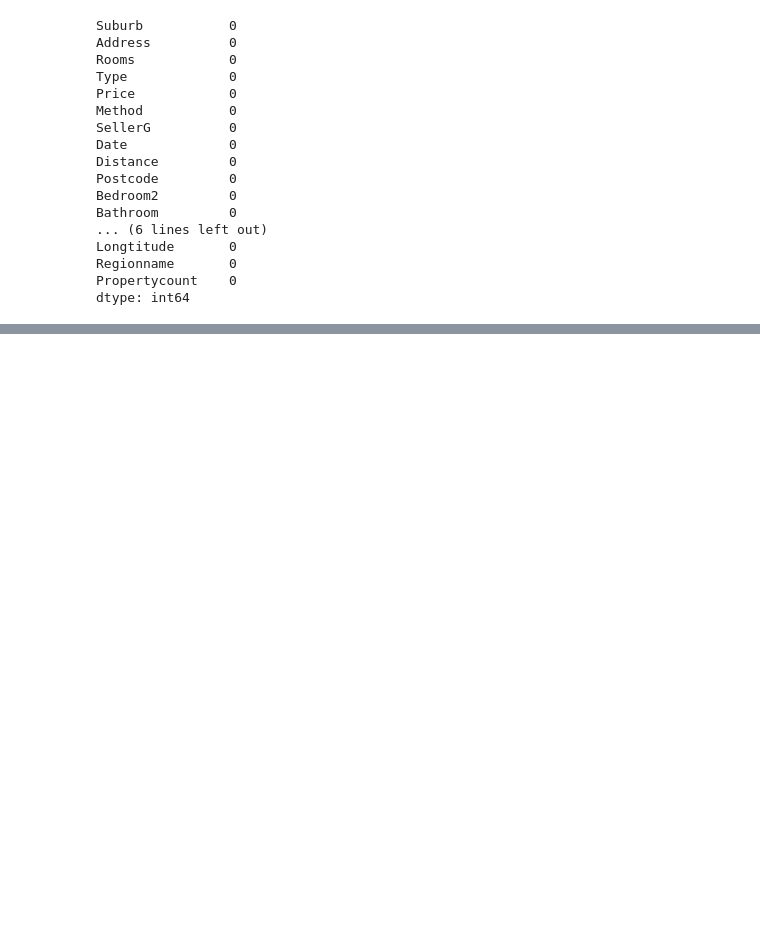
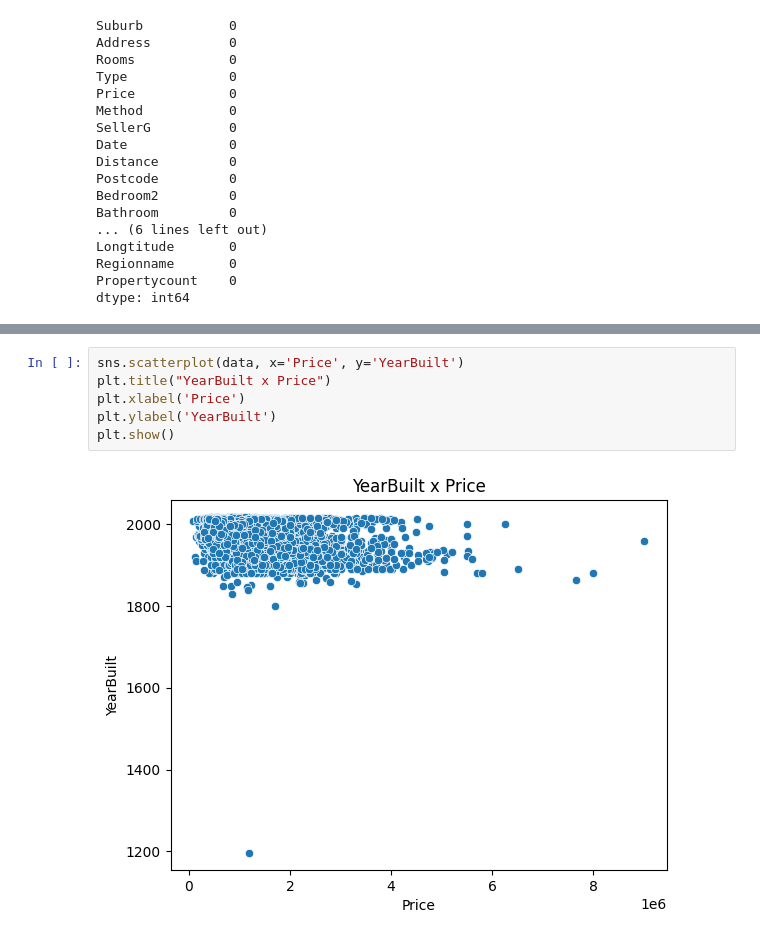
Before and after one commit to ammarmuflih/Machine_Learning, a Jupyter notebook: Kaggle/numerical feature only/EDA/house_price_eda.ipynb, the cells around one changed output, grey strips where cells are left out. Saved outputs shown, nothing was run; the diff lists cells and outputs as text; blank space fills up the shorter version.

```diff
--- a/Kaggle/numerical feature only/EDA/house_price_eda.ipynb
+++ b/Kaggle/numerical feature only/EDA/house_price_eda.ipynb
@@ -170,0 +171,8 @@ plt.show()
+# %%
+sns.scatterplot(data, x='Price', y='YearBuilt')
+plt.title("YearBuilt x Price")
+plt.xlabel('Price')
+plt.ylabel('YearBuilt')
+plt.show()
+# %% [output]
+[figure, added]
```
Also changed, not shown: parts of 5 cells of this notebook, 1 other file.
